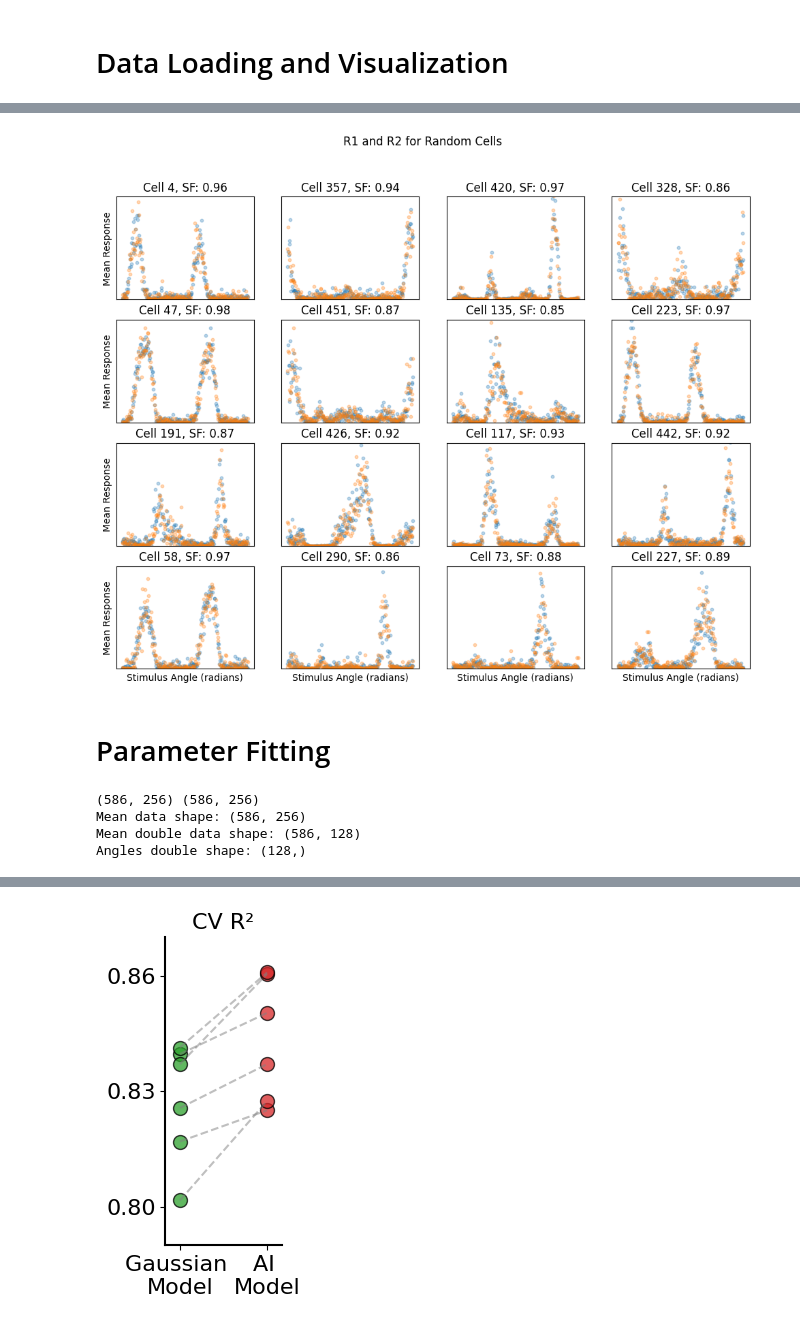
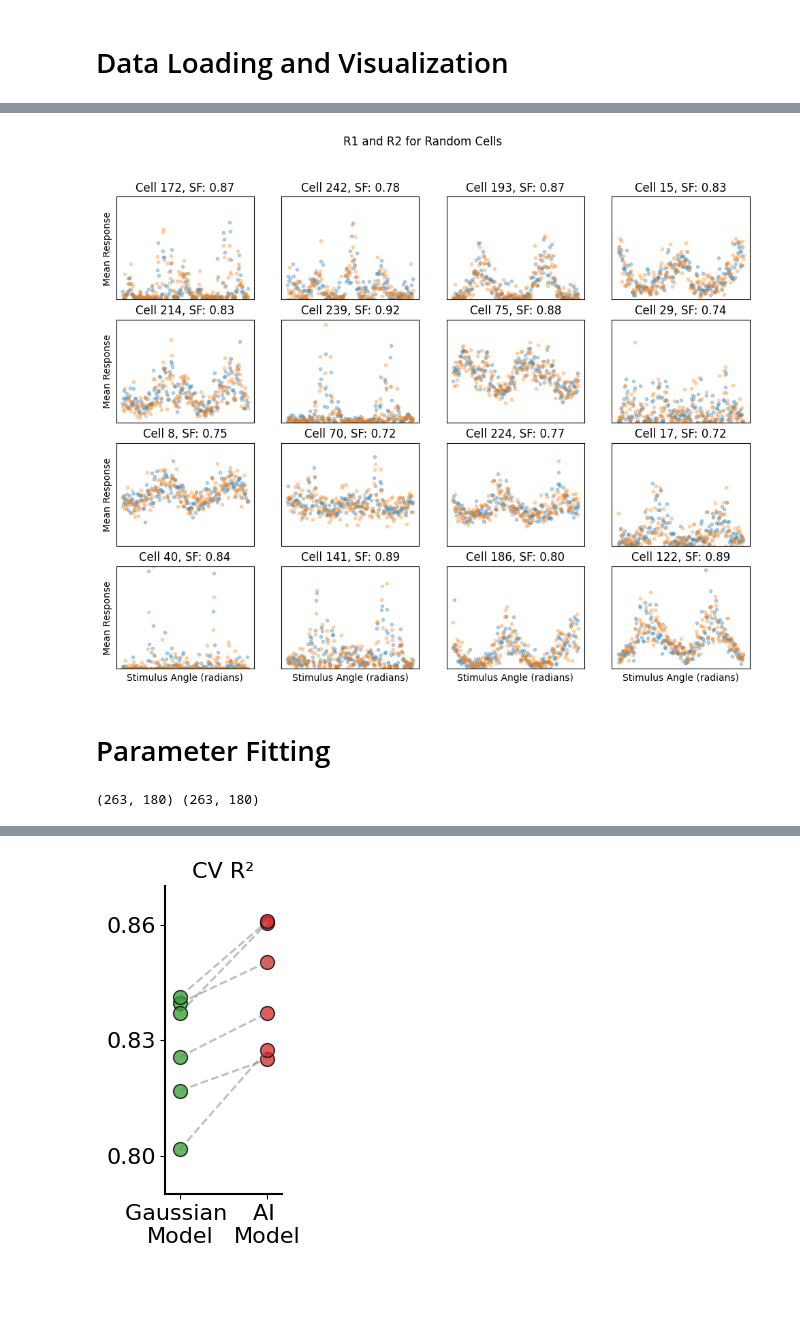
Before and after one commit to reillytilbury/EDGAR, a Jupyter notebook: figures/cross_validation_tests.ipynb, the cells around one changed output, grey strips where cells are left out. Saved outputs shown, nothing was run; the diff lists cells and outputs as text; code cells hidden in the pictures; blank space fills up the shorter version.

```diff
--- a/figures/cross_validation_tests.ipynb
+++ b/figures/cross_validation_tests.ipynb
@@ -383,8 +607,8 @@ def parameter_estimator_single(stimuli, spike_counts):
 # Data Loading and Visualization
 # %%
 # 1. Jacob Blocked Data (n_bins=256, signal_fraction_thresh=0.85)
-data_dirs = ['/home/reilly/Desktop/jacob data/bz15/data2.npy', '/home/reilly/Desktop/jacob data/bz15/data3.npy', '/home/reilly/Desktop/jacob data/bz15/data5.npy']
-metadata_dirs = ['/home/reilly/Desktop/jacob data/bz15/meta2.mat', '/home/reilly/Desktop/jacob data/bz15/meta3.mat', '/home/reilly/Desktop/jacob data/bz15/meta5.mat']
+# data_dirs = ['/home/reilly/Desktop/jacob data/bz15/data2.npy', '/home/reilly/Desktop/jacob data/bz15/data3.npy', '/home/reilly/Desktop/jacob data/bz15/data5.npy']
+# metadata_dirs = ['/home/reilly/Desktop/jacob data/bz15/meta2.mat', '/home/reilly/Desktop/jacob data/bz15/meta3.mat', '/home/reilly/Desktop/jacob data/bz15/meta5.mat']
 
 # 2. Jacob Continuous Data (n_bins=180, signal_fraction_thresh=0.85)
 # data_dirs = ['/home/reilly/Desktop/BZ016_2025-06-24_1_dspikes.npy']
@@ -402,11 +626,21 @@ metadata_dirs = ['/home/reilly/Desktop/jacob data/bz15/meta2.mat', '/home/reilly
 
 # 6. Stringer Data 3
 # data_dir = '/home/reilly/Downloads/8279387/gratings_drifting_GT3_2019_04_05_1.npy'
-response, angles = utils.load_data(data_dir = [data_dirs, metadata_dirs],
-                                   data_type='jacob',
-                                   conc_thresh=0.4,
+# response, angles, global_cell_indices = utils.load_data(data_dir = [data_dirs, metadata_dirs],
+#                                    data_type='jacob',
+#                                    conc_thresh=0.4,
+#                                    activity_thresh=0.0,
+#                                    signal_fraction_thresh=0.85,
+#                                    n_bins=256, min_repeats=6)
+# signal_fractions = utils.unbiased_signal_fraction(response)[0]
+
+# 7. Hayley data
+data_dir = '/home/reilly/datasets/hayley_data/spike_counts.npy'
+response, angles, global_cell_indices = utils.load_data(data_dir = data_dir,
+                                   data_type='hayley',
+                                   conc_thresh=0.0,
                                    activity_thresh=0.0,
-                                   signal_fraction_thresh=0.85,
-                                   n_bins=256, min_repeats=6)
+                                   signal_fraction_thresh=0.55,
+                                   n_bins=360, min_repeats=6, return_indices=True)
 signal_fractions = utils.unbiased_signal_fraction(response)[0]
 # %% [output]
@@ -415,26 +660,26 @@ Selected 586 / 1907 cells with signal fraction > 0.85.
 # %%
 # choose 16 random cells to plot fits for
 n_cells = response.shape[1]
 random_cells = np.random.choice(n_cells, size=16, replace=False)
 plt.figure(figsize=(12, 9))
 for i, cell_no in enumerate(random_cells):
     plt.subplot(4, 4, i + 1)
     # plt.scatter(angles, response[:, cell_no].mean(axis=0), s=10, alpha=0.5, label='Data')
-    plt.scatter(angles, response[::2, cell_no].mean(axis=0), s=10, alpha=0.3, label='train')
-    plt.scatter(angles, response[1::2, cell_no].mean(axis=0), s=10, alpha=0.3, label='test')
+    plt.scatter(angles, np.nanmean(response[::2, cell_no], axis=0), s=10, alpha=0.3, label='train')
+    plt.scatter(angles, np.nanmean(response[1::2, cell_no], axis=0), s=10, alpha=0.3, label='test')
     row, col = i // 4, i % 4
     if row == 3:
         plt.xlabel('Stimulus Angle (radians)')
     if col == 0:
         plt.ylabel('Mean Response')
     plt.title(f'Cell {cell_no}, SF: {signal_fractions[cell_no]:.2f}')
-    plt.ylim(0, np.percentile(response[:, cell_no], 99) * 1.1)
+    plt.ylim(0, np.nanpercentile(response[:, cell_no], 99) * 1.1)
     plt.xticks([])
     plt.yticks([])
 plt.suptitle('R1 and R2 for Random Cells')
 plt.show()
 # %% [output]
-[figure, old version]
+[figure, new version]
 # %% [markdown]
 # Parameter Fitting
 # %%
@@ -444,25 +689,23 @@ n_repeats, n_cells, n_bins = response.shape
 
 # permute repeats
 # response = response[np.random.permutation(n_repeats)]
-# n_train_repeats = 3
+# n_train_repeats = n_repeats // 2
 # n_test_repeats = n_repeats - n_train_repeats
 # train_repeats = np.random.choice(n_repeats, size=n_train_repeats, replace=False)
 # test_repeats = np.setdiff1d(np.arange(n_repeats), train_repeats)
 # define train/test splits
-R_train = response[::2].mean(axis=0)
-R_test = response[1::2].mean(axis=0)
+R_train = np.nanmean(response[::2], axis=0)
+R_test = np.nanmean(response[1::2], axis=0)
 print(R_train.shape, R_test.shape)
 
-# compute mean responses and double-angle versions
-R_mean = response[::2].mean(axis=0)
-R_mean_double = (R_mean[:, :n_bins//2] + R_mean[:, n_bins//2:]) / 2.0
-angles_double = angles[::2]
-response_double = (response[:, :, :n_bins//2] + response[:, :, n_bins//2:]) / 2.0
-print(f"Mean data shape: {R_mean.shape}")
-print(f"Mean double data shape: {R_mean_double.shape}")
-print(f"Angles double shape: {angles_double.shape}")
+# # # compute mean responses and double-angle versions
+# R_mean = np.nanmean(response[::2], axis=0)
+# R_mean_double = (R_mean[:, :n_bins//2] + R_mean[:, n_bins//2:]) / 2.0
+# angles_double = angles[::2]
+# response_double = (response[:, :, :n_bins//2] + response[:, :, n_bins//2:]) / 2.0
+# print(f"Mean data shape: {R_mean.shape}")
+# print(f"Mean double data shape: {R_mean_double.shape}")
+# print(f"Angles double shape: {angles_double.shape}")
+# print(f"Response double shape: {response_double.shape}")
 # %% [output]
-(586, 256) (586, 256)
-Mean data shape: (586, 256)
-Mean double data shape: (586, 128)
-Angles double shape: (128,)
+(263, 180) (263, 180)
```
Also changed, not shown: parts of 23 cells of this notebook, 8 other files.
